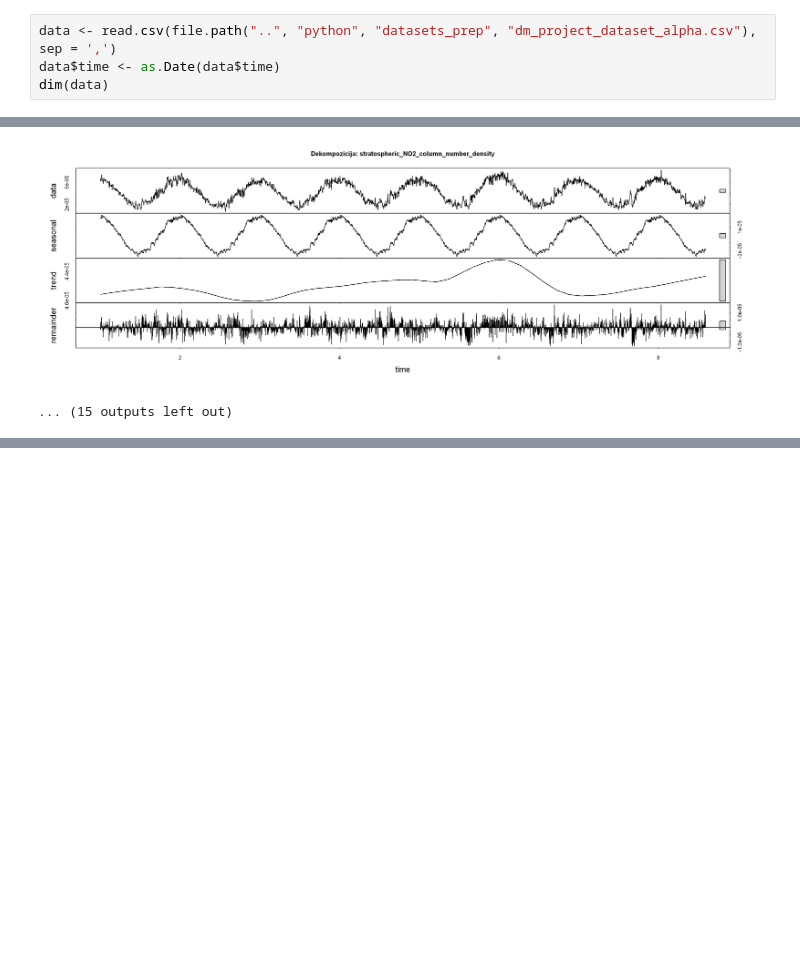
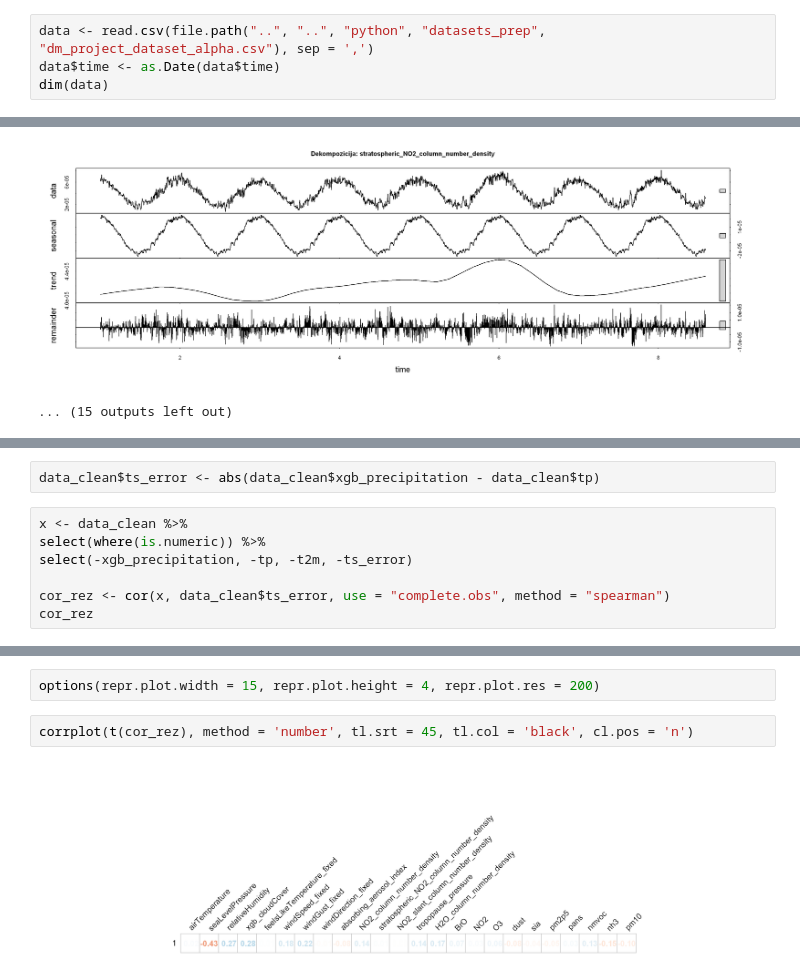
Before and after one commit to rugcer04/Duomenu_mokslo_projektas, a Jupyter notebook: code/R/EDA/dependency_analysis.ipynb, the cells around one changed output, grey strips where cells are left out. Cells and saved outputs as stored; diff of their text form; blank space fills up the shorter version.

Commit message:
Did something about ECMWF error

```diff
--- a/code/R/EDA/dependency_analysis.ipynb
+++ b/code/R/EDA/dependency_analysis.ipynb
@@ -16,7 +15,7 @@ options(repr.plot.width = 15, repr.plot.height = 5, repr.plot.res = 200)
 # %% [markdown]
 ## Duomenys
 # %%
-data <- read.csv(file.path("..", "python", "datasets_prep", "dm_project_dataset_alpha.csv"), sep = ',')
+data <- read.csv(file.path("..", "..", "python", "datasets_prep", "dm_project_dataset_alpha.csv"), sep = ',')
 data$time <- as.Date(data$time)
 dim(data)
 # %% [output]
@@ -121,0 +104,9 @@ A tibble: 27 × 3
+# %%
+data_clean$ts_error <- abs(data_clean$xgb_precipitation - data_clean$tp)
+# %%
+x <- data_clean %>%
+select(where(is.numeric)) %>%
+select(-xgb_precipitation, -tp, -t2m, -ts_error)
+
+cor_rez <- cor(x, data_clean$ts_error, use = "complete.obs", method = "spearman")
+cor_rez
@@ -121,0 +131,6 @@ A tibble: 27 × 3
+# %%
+options(repr.plot.width = 15, repr.plot.height = 4, repr.plot.res = 200)
+# %%
+corrplot(t(cor_rez), method = 'number', tl.srt = 45, tl.col = 'black', cl.pos = 'n')
+# %% [output]
+[figure, added]
```
Also changed, not shown: parts of 9 cells of this notebook.
